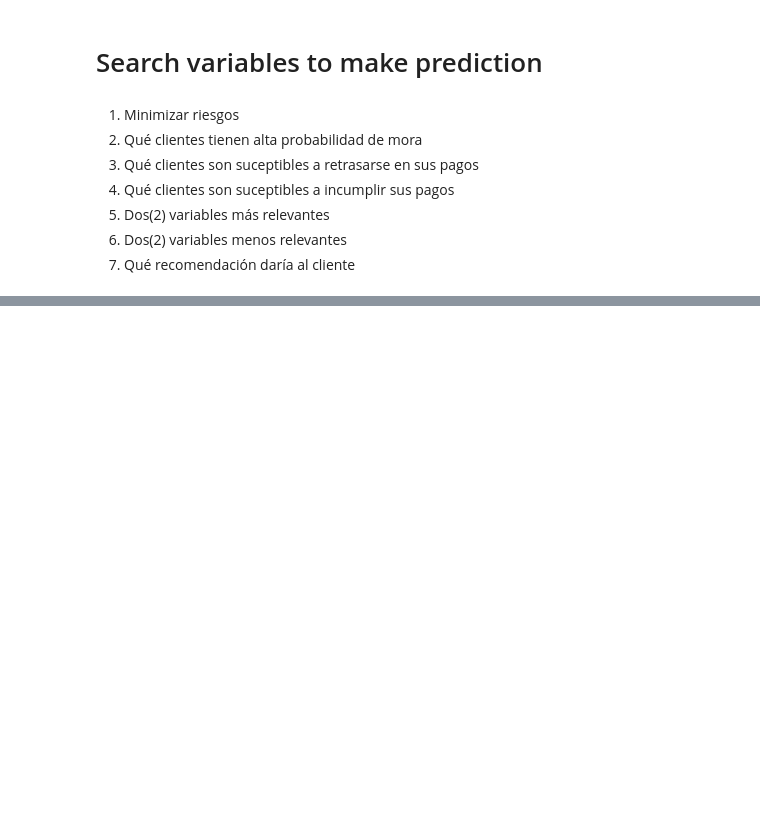
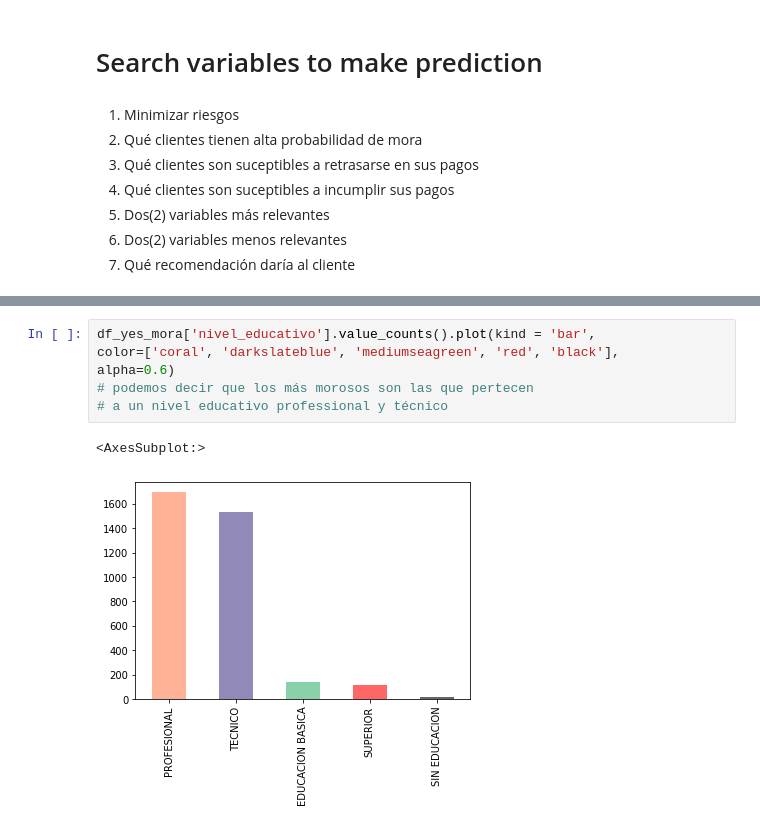
Before and after one commit to FernandoCallasaca/bcp_case, a Jupyter notebook: 2_variables_to_predict.ipynb, the cells around one changed output, grey strips where cells are left out. Cells and saved outputs as stored; diff of their text form; blank space fills up the shorter version.

```diff
--- a/2_variables_to_predict.ipynb
+++ b/2_variables_to_predict.ipynb
@@ -73,0 +115,9 @@ df_bcp.describe(include = ['object'])
+# %%
+df_yes_mora['nivel_educativo'].value_counts().plot(kind = 'bar',
+color=['coral', 'darkslateblue', 'mediumseagreen', 'red', 'black'],
+alpha=0.6)
+# podemos decir que los más morosos son las que pertecen
+# a un nivel educativo professional y técnico
+# %% [output]
+<AxesSubplot:>
+[figure, added]
```
Also changed, not shown: parts of 17 cells of this notebook, 3 other files.
